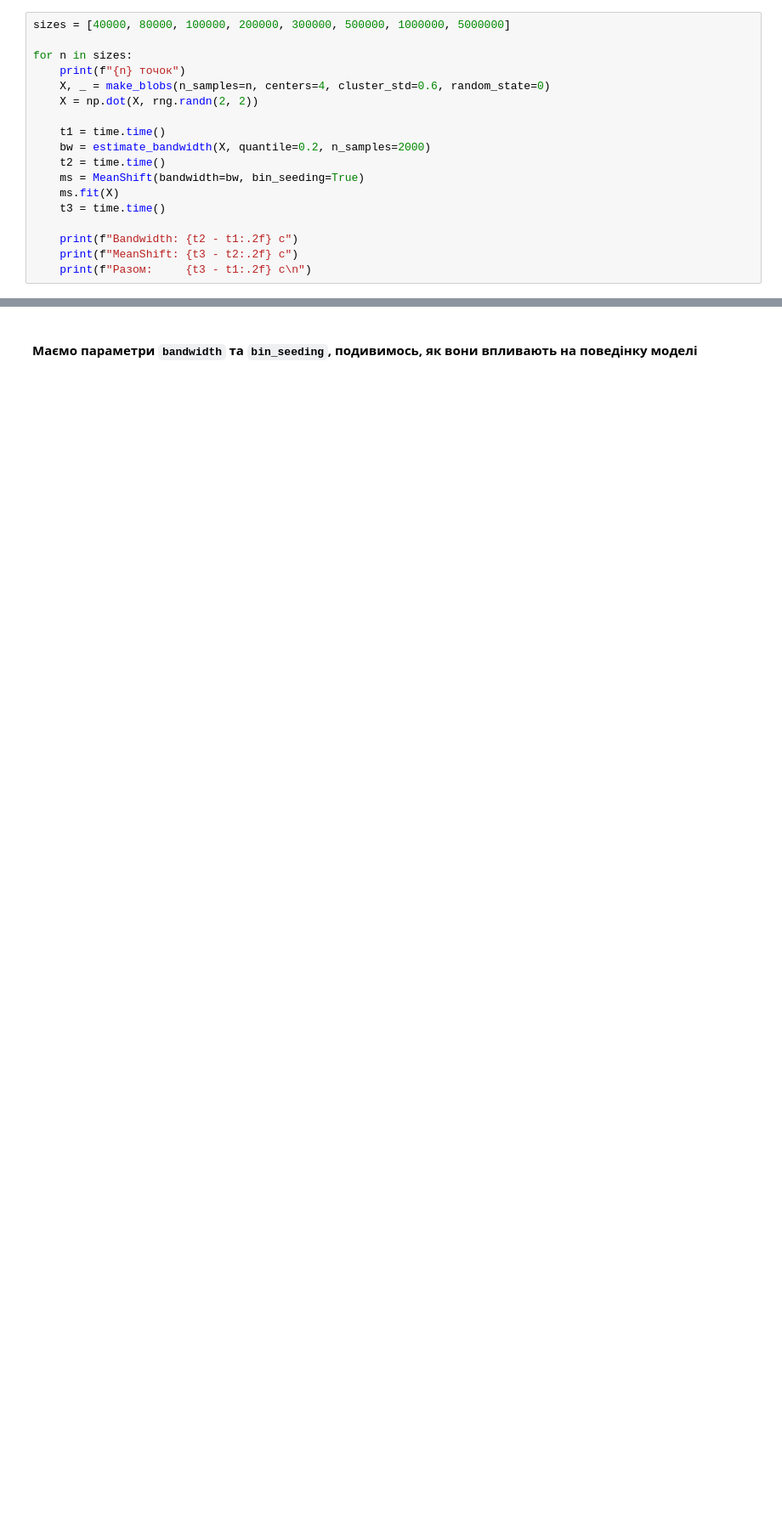
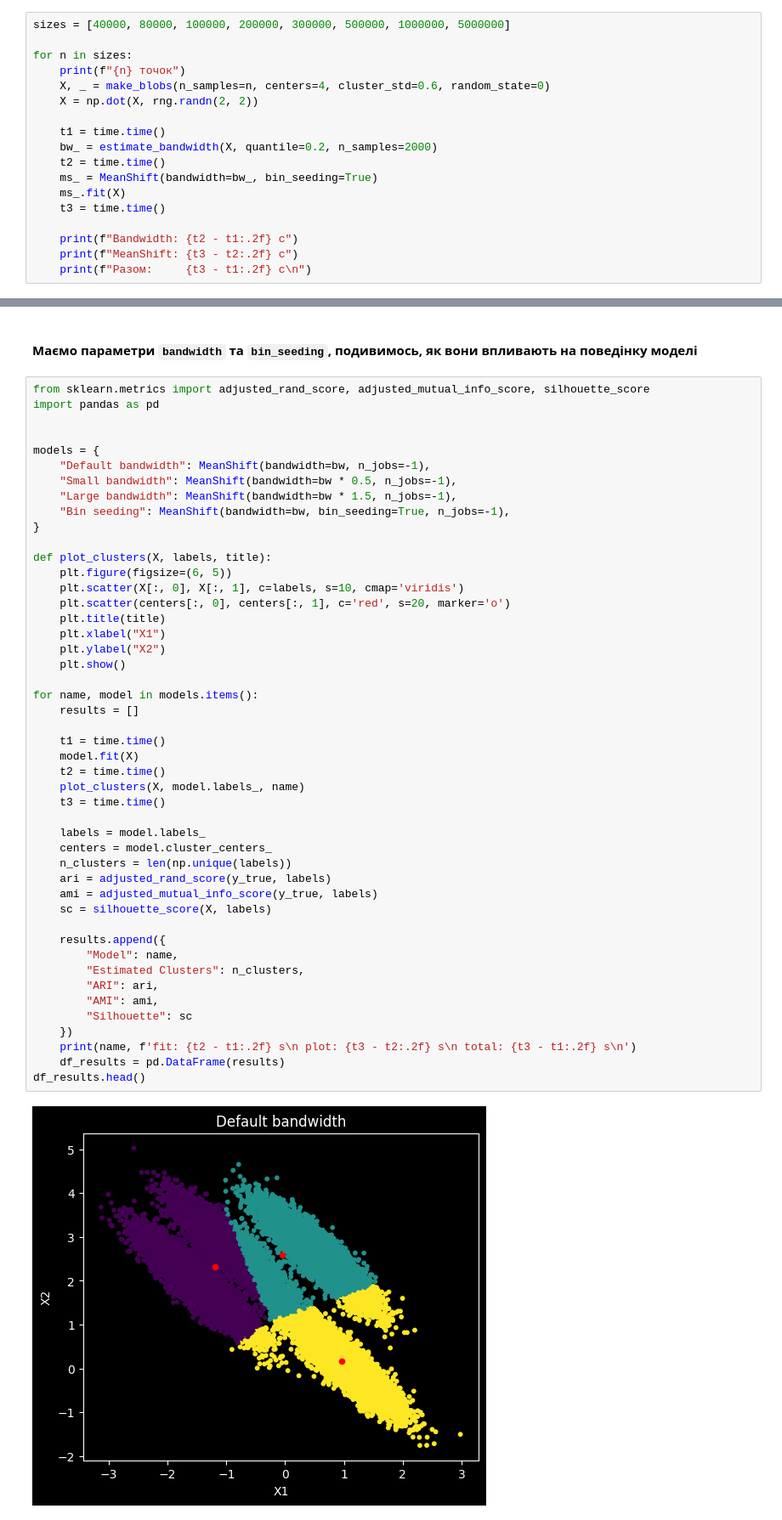
Before and after one commit to MykhailoTymoshenko/iad-4, a Jupyter notebook: main.ipynb, the cells around one changed output, grey strips where cells are left out. Shown: that part at 85% size. Cells and saved outputs as stored; diff of their text form; blank space fills up the shorter version.

```diff
--- a/main.ipynb
+++ b/main.ipynb
@@ -120,10 +119,10 @@ for n in sizes:
     X = np.dot(X, rng.randn(2, 2))
 
     t1 = time.time()
-    bw = estimate_bandwidth(X, quantile=0.2, n_samples=2000)
+    bw_ = estimate_bandwidth(X, quantile=0.2, n_samples=2000)
     t2 = time.time()
-    ms = MeanShift(bandwidth=bw, bin_seeding=True)
-    ms.fit(X)
+    ms_ = MeanShift(bandwidth=bw_, bin_seeding=True)
+    ms_.fit(X)
     t3 = time.time()
 
     print(f"Bandwidth: {t2 - t1:.2f} c")
@@ -157,2 +161,51 @@ MeanShift: 15.05 c
 # %% [markdown]
 ####  Маємо параметри `bandwidth` та `bin_seeding`, подивимось, як вони впливають на поведінку моделі
+# %%
+from sklearn.metrics import adjusted_rand_score, adjusted_mutual_info_score, silhouette_score
+import pandas as pd
+
+
+models = {
+    "Default bandwidth": MeanShift(bandwidth=bw, n_jobs=-1),
+    "Small bandwidth": MeanShift(bandwidth=bw * 0.5, n_jobs=-1),
+    "Large bandwidth": MeanShift(bandwidth=bw * 1.5, n_jobs=-1),
+    "Bin seeding": MeanShift(bandwidth=bw, bin_seeding=True, n_jobs=-1),
+}
+
+def plot_clusters(X, labels, title):
+    plt.figure(figsize=(6, 5))
+    plt.scatter(X[:, 0], X[:, 1], c=labels, s=10, cmap='viridis')
+    plt.scatter(centers[:, 0], centers[:, 1], c='red', s=20, marker='o')
+    plt.title(title)
+    plt.xlabel("X1")
+    plt.ylabel("X2")
+    plt.show()
+
+for name, model in models.items():
+    results = []
+
+    t1 = time.time()
+    model.fit(X)
+    t2 = time.time()
+    plot_clusters(X, model.labels_, name)
+    t3 = time.time()
+
+    labels = model.labels_
+    centers = model.cluster_centers_
+    n_clusters = len(np.unique(labels))
+    ari = adjusted_rand_score(y_true, labels)
+    ami = adjusted_mutual_info_score(y_true, labels)
+    sc = silhouette_score(X, labels)
+
+    results.append({
+        "Model": name,
+        "Estimated Clusters": n_clusters,
+        "ARI": ari,
+        "AMI": ami,
+        "Silhouette": sc
+    })
+    print(name, f'fit: {t2 - t1:.2f} s\n plot: {t3 - t2:.2f} s\n total: {t3 - t1:.2f} s\n')
+    df_results = pd.DataFrame(results)
+df_results.head()
+# %% [output]
+[figure, added]
```
Also changed, not shown: parts of 5 cells of this notebook.
